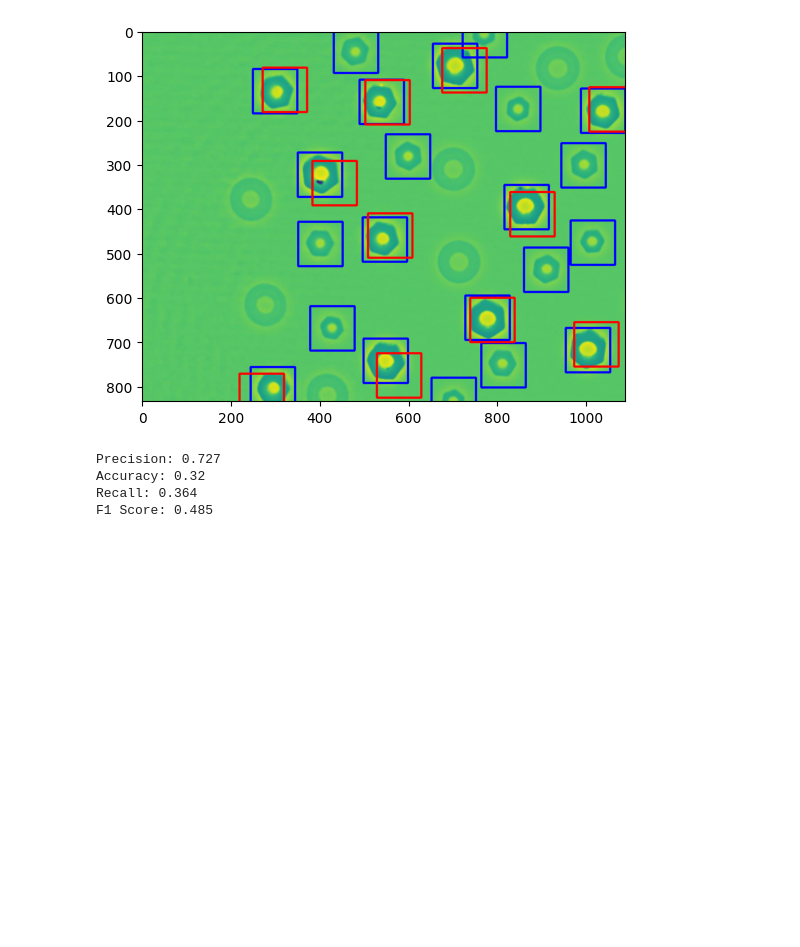
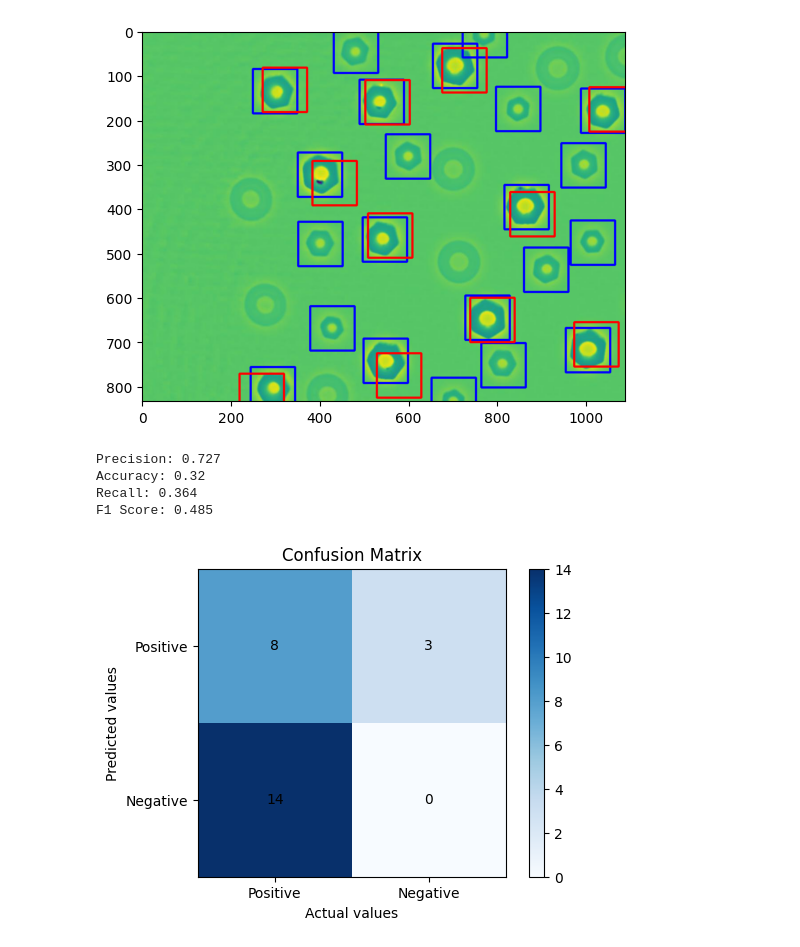
Before and after one commit to juanpb27/ssl_objects_detection, a Jupyter notebook: notebooks/evaluate_results.ipynb, the cells around one changed output. Cells and saved outputs as stored; diff of their text form; code cells hidden in the pictures; blank space fills up the shorter version.

Commit message:
Add confusion matrix

```diff
--- a/notebooks/evaluate_results.ipynb
+++ b/notebooks/evaluate_results.ipynb
@@ -481,3 +545,7 @@ Precision: 0.727
 Accuracy: 0.32
 Recall: 0.364
 F1 Score: 0.485
+# %%
+plot_confusion_matrix(conf_matrix)
+# %% [output]
+[figure, added]
```
Also changed, not shown: parts of 2 cells of this notebook.
